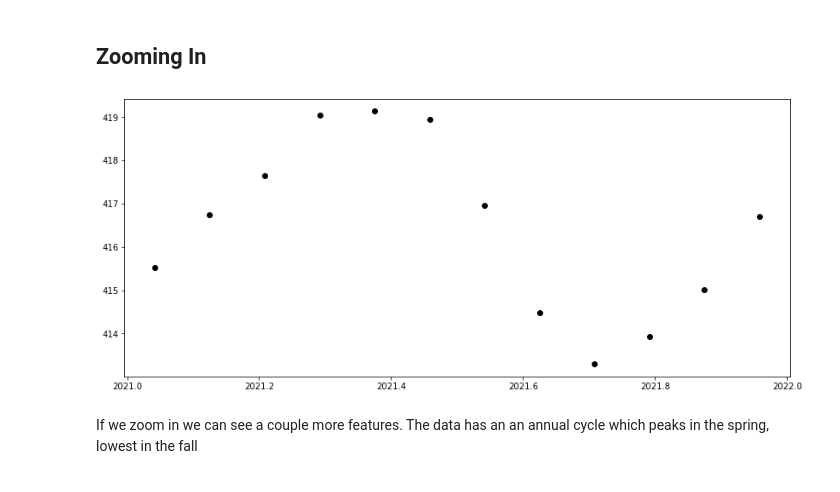
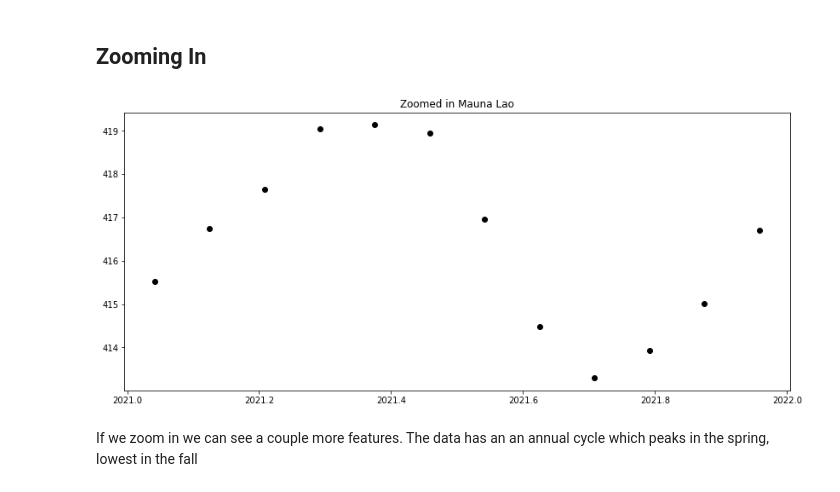
Before and after one commit to bwengals/etc, a Jupyter notebook: lesson_2.ipynb, the cells around one changed output. Saved outputs shown, nothing was run; the diff lists cells and outputs as text; code cells hidden in the pictures.

```diff
--- a/lesson_2.ipynb
+++ b/lesson_2.ipynb
@@ -64,11 +63,11 @@ Here's the time series, theres a number of things we can note immediately. Is th
 # %%
 year = data[(data["decimal date"] > 2021) & (data["decimal date"] <= 2022)]
 
 plt.figure(figsize=(14,6))
 plt.plot(year["decimal date"], year["average"], "ko")
-plt.set_title("Zoomed in Mauna Lao")
+plt.title("Zoomed in Mauna Lao");
 # %% [output]
-[figure, old version]
+[figure, new version]
 # %% [markdown]
 If we zoom in we can see a couple more features. The data has an an annual cycle which peaks in the spring, lowest in the fall
 # %% [markdown]
```
Also changed, not shown: parts of 42 cells of this notebook.
